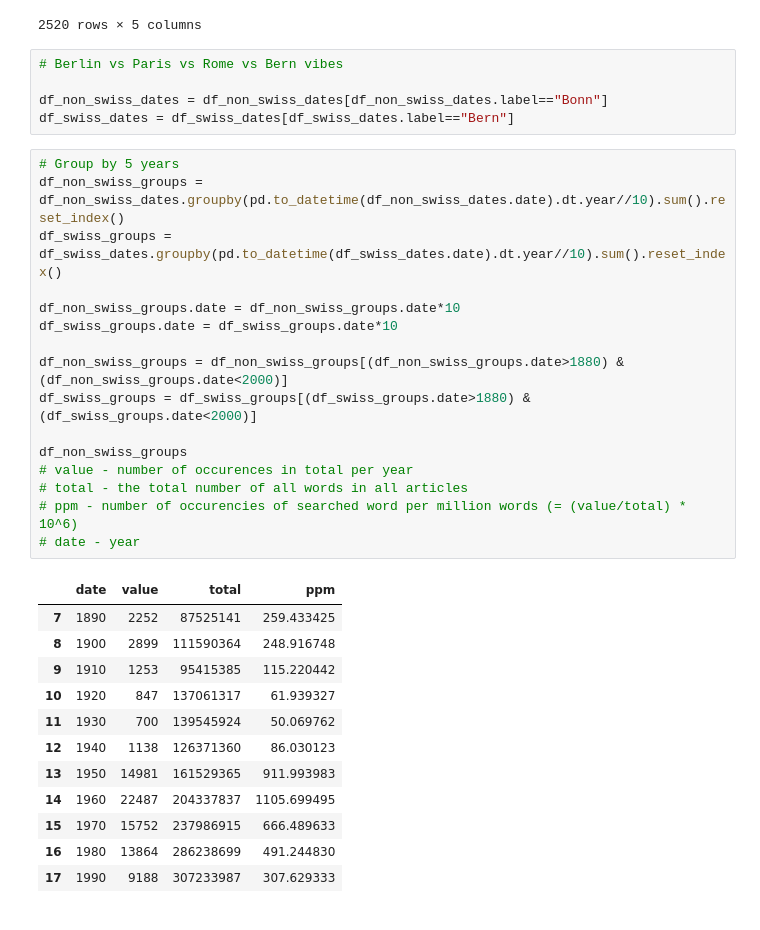
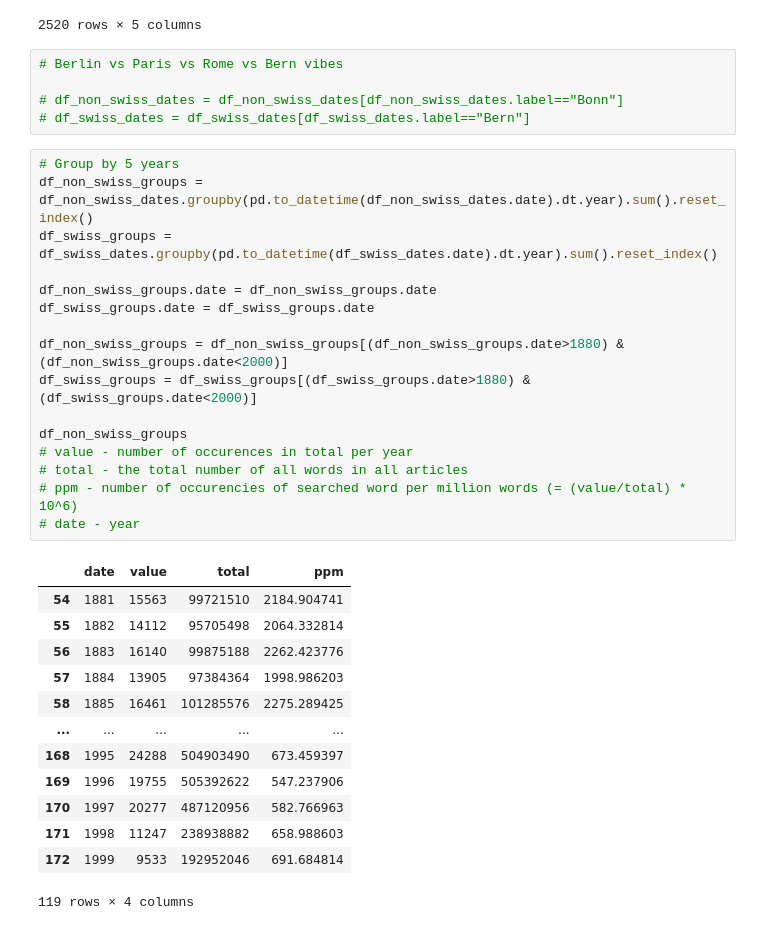
Before and after one commit to ludovicaschaerf/H-D_Project, a Jupyter notebook: city_term_list_analysis/impresso_plotting.ipynb, the cells around one changed output. Saved outputs shown, nothing was run; the diff lists cells and outputs as text.

```diff
--- a/city_term_list_analysis/impresso_plotting.ipynb
+++ b/city_term_list_analysis/impresso_plotting.ipynb
@@ -95,36 +95,37 @@ df_non_swiss_dates
 # %%
 # Berlin vs Paris vs Rome vs Bern vibes
 
-df_non_swiss_dates = df_non_swiss_dates[df_non_swiss_dates.label=="Bonn"]
-df_swiss_dates = df_swiss_dates[df_swiss_dates.label=="Bern"]
+# df_non_swiss_dates = df_non_swiss_dates[df_non_swiss_dates.label=="Bonn"]
+# df_swiss_dates = df_swiss_dates[df_swiss_dates.label=="Bern"]
 # %%
 # Group by 5 years
-df_non_swiss_groups = df_non_swiss_dates.groupby(pd.to_datetime(df_non_swiss_dates.date).dt.year//10).sum().reset_index()
-df_swiss_groups = df_swiss_dates.groupby(pd.to_datetime(df_swiss_dates.date).dt.year//10).sum().reset_index()
+df_non_swiss_groups = df_non_swiss_dates.groupby(pd.to_datetime(df_non_swiss_dates.date).dt.year).sum().reset_index()
+df_swiss_groups = df_swiss_dates.groupby(pd.to_datetime(df_swiss_dates.date).dt.year).sum().reset_index()
 
-df_non_swiss_groups.date = df_non_swiss_groups.date*10
-df_swiss_groups.date = df_swiss_groups.date*10
+df_non_swiss_groups.date = df_non_swiss_groups.date
+df_swiss_groups.date = df_swiss_groups.date
 
 df_non_swiss_groups = df_non_swiss_groups[(df_non_swiss_groups.date>1880) & (df_non_swiss_groups.date<2000)]
 df_swiss_groups = df_swiss_groups[(df_swiss_groups.date>1880) & (df_swiss_groups.date<2000)]
 
 df_non_swiss_groups
 # value - number of occurences in total per year
 # total - the total number of all words in all articles
 # ppm - number of occurencies of searched word per million words (= (value/total) * 10^6)
 # date - year
 # %% [output]
 |  | date | value | total | ppm |
-| 7 | 1890 | 2252 | 87525141 | 259.433425 |
-| 8 | 1900 | 2899 | 111590364 | 248.916748 |
-| 9 | 1910 | 1253 | 95415385 | 115.220442 |
-| 10 | 1920 | 847 | 137061317 | 61.939327 |
-| 11 | 1930 | 700 | 139545924 | 50.069762 |
-| 12 | 1940 | 1138 | 126371360 | 86.030123 |
-| 13 | 1950 | 14981 | 161529365 | 911.993983 |
-| 14 | 1960 | 22487 | 204337837 | 1105.699495 |
-| 15 | 1970 | 15752 | 237986915 | 666.489633 |
-| 16 | 1980 | 13864 | 286238699 | 491.244830 |
-| 17 | 1990 | 9188 | 307233987 | 307.629333 |
+| 54 | 1881 | 15563 | 99721510 | 2184.904741 |
+| 55 | 1882 | 14112 | 95705498 | 2064.332814 |
+| 56 | 1883 | 16140 | 99875188 | 2262.423776 |
+| 57 | 1884 | 13905 | 97384364 | 1998.986203 |
+| 58 | 1885 | 16461 | 101285576 | 2275.289425 |
+| ... | ... | ... | ... | ... |
+| 168 | 1995 | 24288 | 504903490 | 673.459397 |
+| 169 | 1996 | 19755 | 505392622 | 547.237906 |
+| 170 | 1997 | 20277 | 487120956 | 582.766963 |
+| 171 | 1998 | 11247 | 238938882 | 658.988603 |
+| 172 | 1999 | 9533 | 192952046 | 691.684814 |
+119 rows × 4 columns
 # %%
 import matplotlib.pyplot as plt
```
Also changed, not shown: parts of 3 cells of this notebook.
